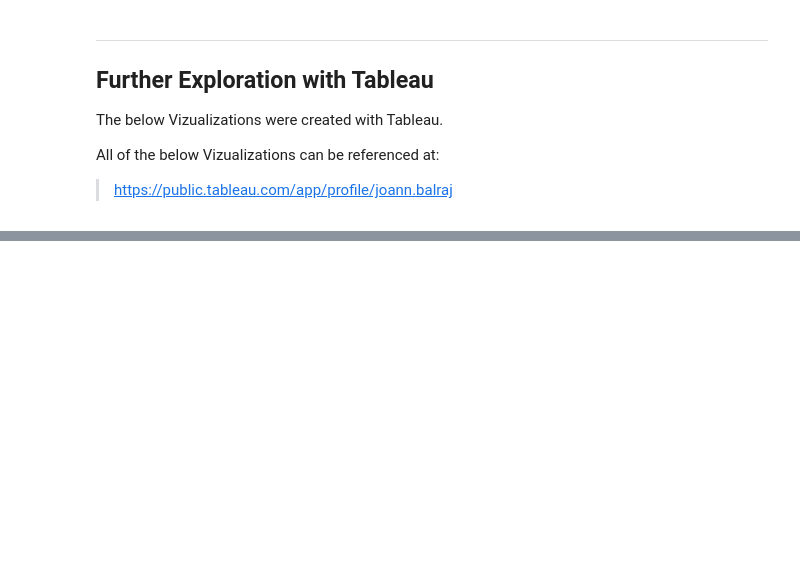
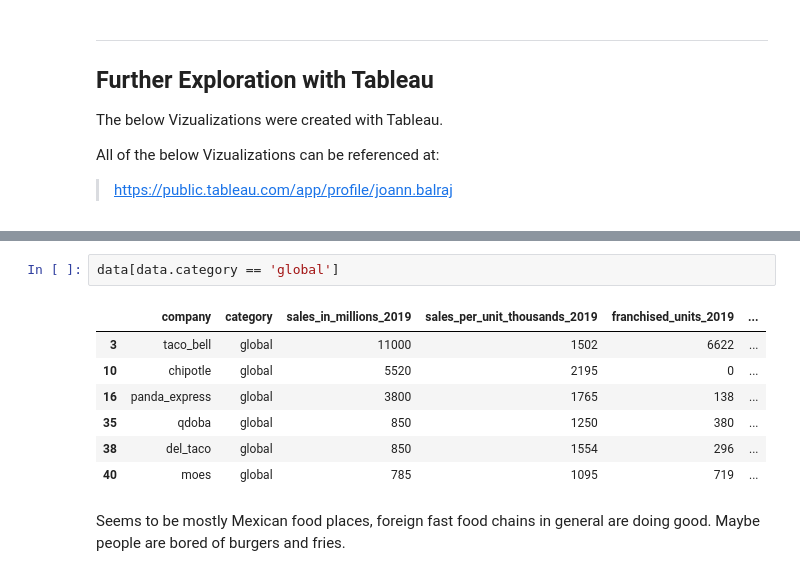
Before and after one commit to joann-balraj/Fast_Food_Chain_Data_Analysis, a Jupyter notebook: Workbook.ipynb, the cells around one changed output, grey strips where cells are left out. Cells and saved outputs as stored; diff of their text form; blank space fills up the shorter version.

```diff
--- a/Workbook.ipynb
+++ b/Workbook.ipynb
@@ -133,0 +144,12 @@ This does not necessarily mean the company is doing better if they uses more tha
+# %%
+data[data.category == 'global']
+# %% [output]
+|  | company | category | sales_in_millions_2019 | sales_per_unit_thousands_2019 | franchised_units_2019 | ... |
+| 3 | taco_bell | global | 11000 | 1502 | 6622 | ... |
+| 10 | chipotle | global | 5520 | 2195 | 0 | ... |
+| 16 | panda_express | global | 3800 | 1765 | 138 | ... |
+| 35 | qdoba | global | 850 | 1250 | 380 | ... |
+| 38 | del_taco | global | 850 | 1554 | 296 | ... |
+| 40 | moes | global | 785 | 1095 | 719 | ... |
+# %% [markdown]
+Seems to be mostly Mexican food places, foreign fast food chains in general are doing good. Maybe people are bored of burgers and fries.
```
Also changed, not shown: parts of 25 cells of this notebook.
